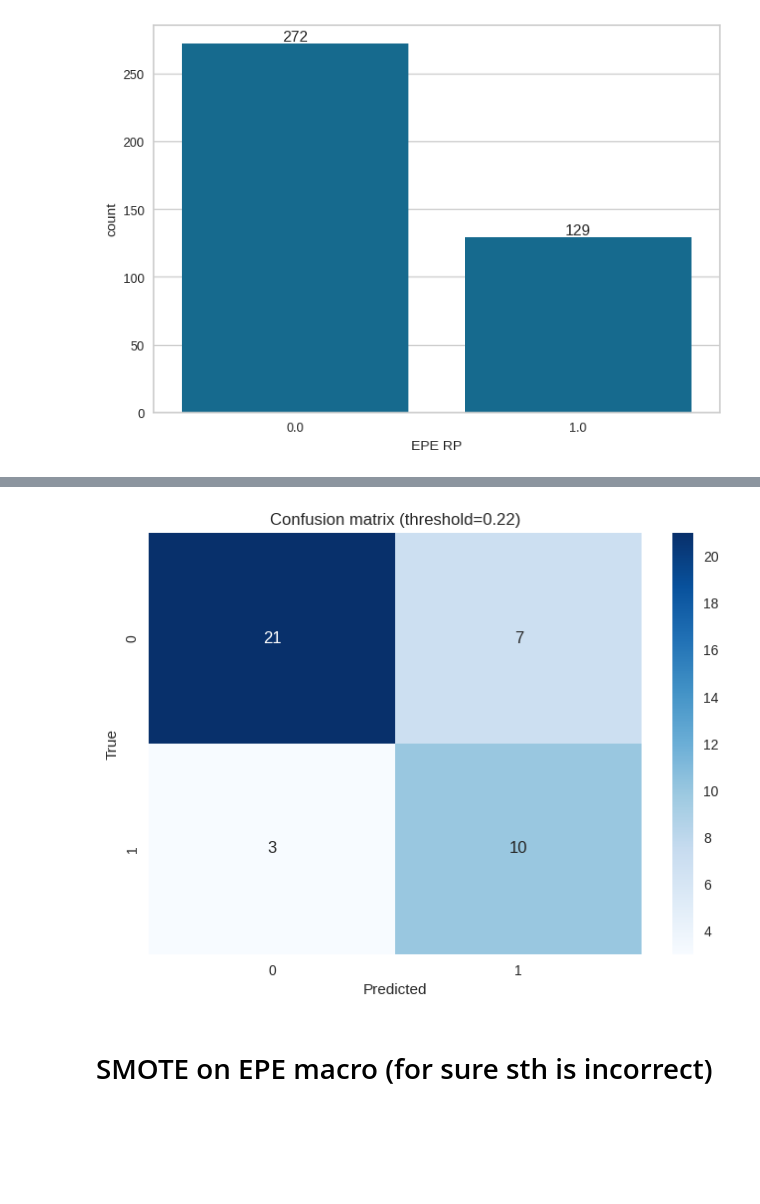
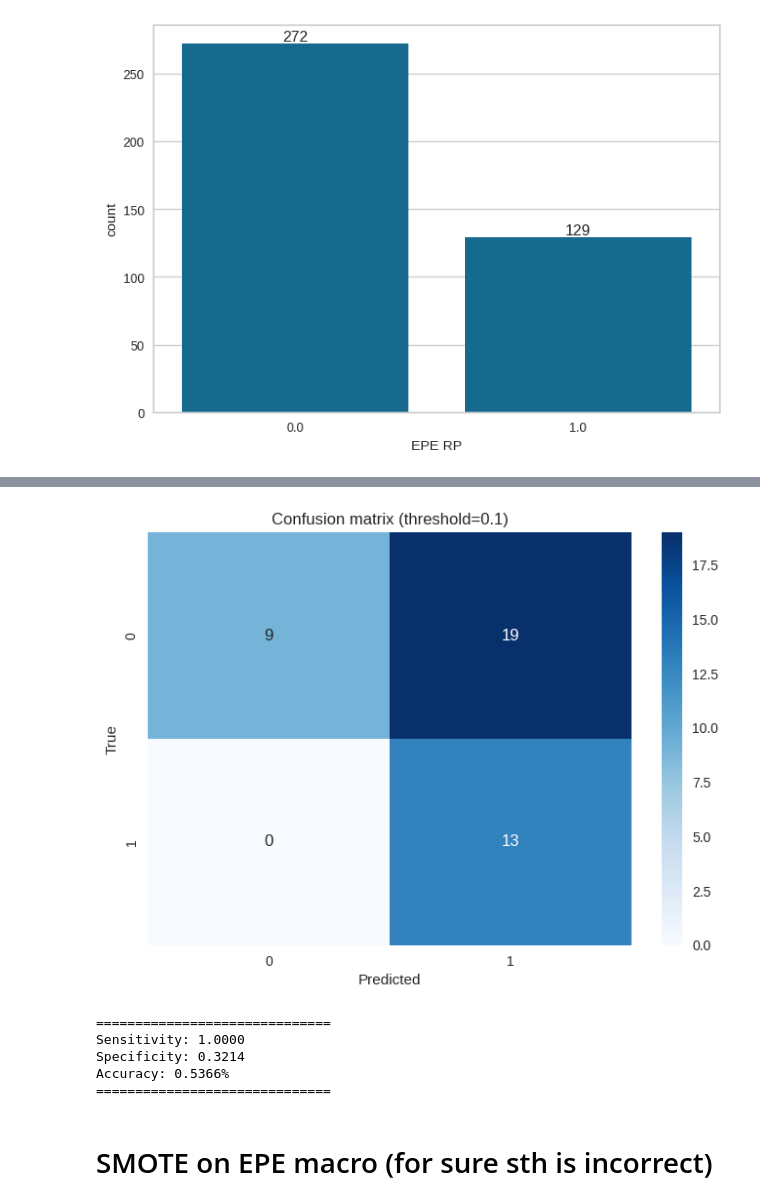
Before and after one commit to PiotrRenk/microscopic-epe-proj, a Jupyter notebook: notebooks/epe_unified.ipynb, the cells around one changed output, grey strips where cells are left out. Cells and saved outputs as stored; diff of their text form; code cells hidden in the pictures; blank space fills up the shorter version.

```diff
--- a/notebooks/epe_unified.ipynb
+++ b/notebooks/epe_unified.ipynb
@@ -216,9 +229,14 @@ Preparation of a new explainer is initiated
 A new explainer has been created!
 [figure]
 # %%
-plot_confusion_matrix(y_true, y_pred_probs=y_pred_probs, threshold=0.22)
+plot_confusion_matrix(y_true, y_pred_probs=y_pred_probs, threshold=0.1)
 # %% [output]
-[figure, old version]
+[figure, new version]
+==============================
+Sensitivity: 1.0000
+Specificity: 0.3214
+Accuracy: 0.5366%
+==============================
 # %% [markdown]
 # SMOTE on EPE macro (for sure sth is incorrect)
 # %%
```
Also changed, not shown: parts of 5 cells of this notebook, 19 other files.
